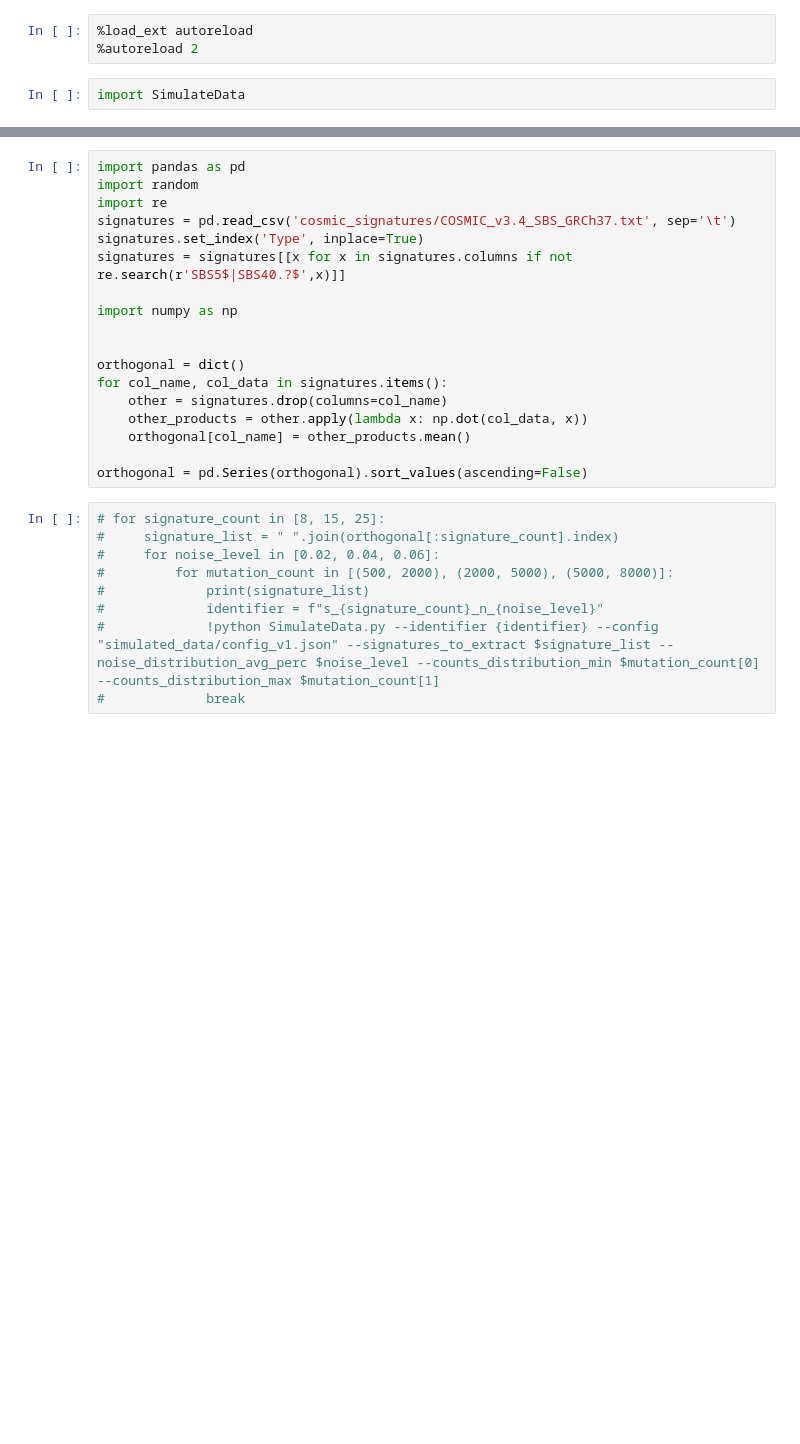
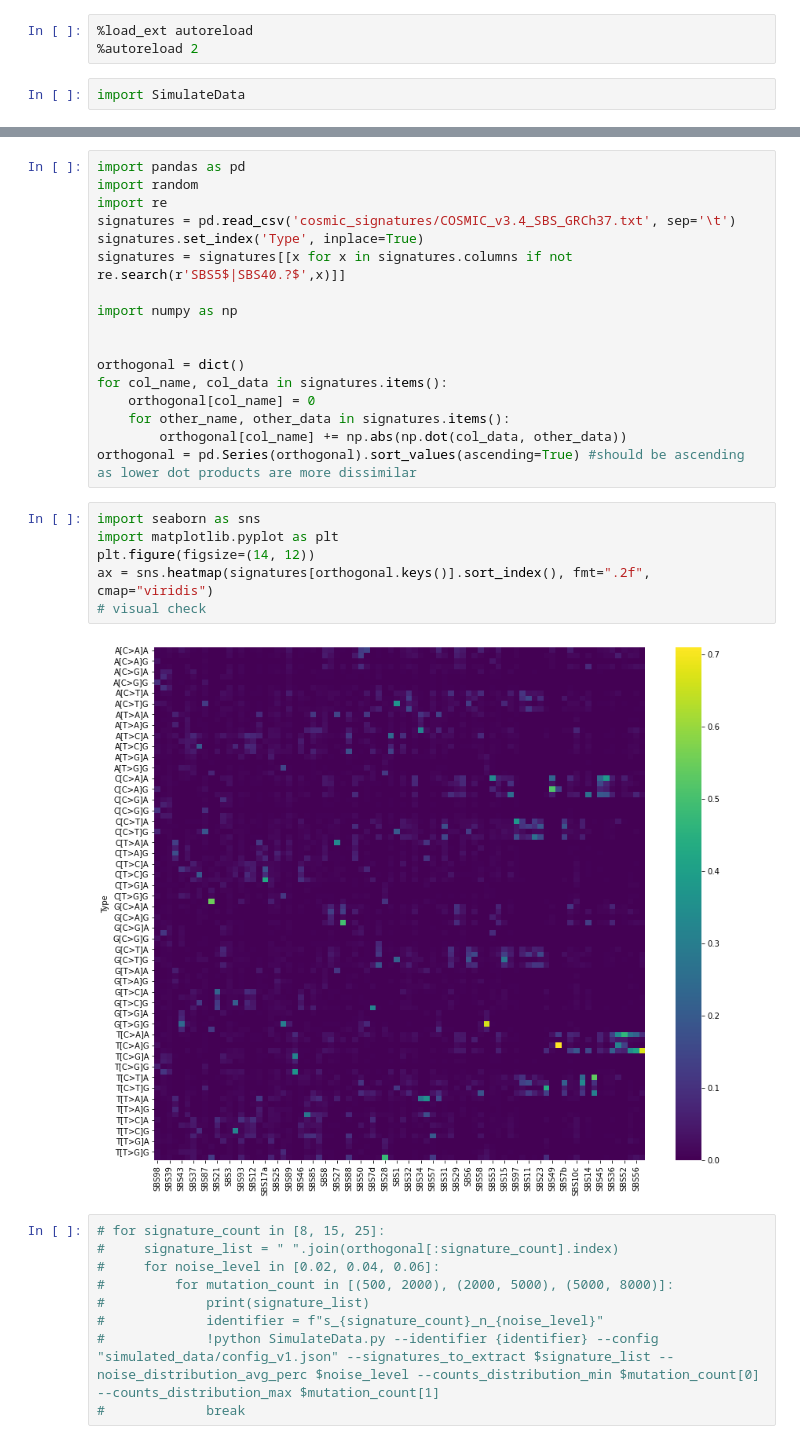
Before and after one commit to Jolijn2020/Mutational_Signatures, a Jupyter notebook: Dummy_data_generation.ipynb, the cells around one changed output, grey strips where cells are left out. Cells and saved outputs as stored; diff of their text form; blank space fills up the shorter version.

Commit message:
Added new data with pairwise orthogonal data

```diff
--- a/Dummy_data_generation.ipynb
+++ b/Dummy_data_generation.ipynb
@@ -44,11 +46,18 @@ import numpy as np
 
 orthogonal = dict()
 for col_name, col_data in signatures.items():
-    other = signatures.drop(columns=col_name)
-    other_products = other.apply(lambda x: np.dot(col_data, x))
-    orthogonal[col_name] = other_products.mean()
-
-orthogonal = pd.Series(orthogonal).sort_values(ascending=False)
+    orthogonal[col_name] = 0
+    for other_name, other_data in signatures.items():
+        orthogonal[col_name] += np.abs(np.dot(col_data, other_data))
+orthogonal = pd.Series(orthogonal).sort_values(ascending=True) #should be ascending as lower dot products are more dissimilar
+# %%
+import seaborn as sns
+import matplotlib.pyplot as plt
+plt.figure(figsize=(14, 12))
+ax = sns.heatmap(signatures[orthogonal.keys()].sort_index(), fmt=".2f", cmap="viridis")
+# visual check
+# %% [output]
+[figure, added]
 # %%
 # for signature_count in [8, 15, 25]:
 #     signature_list = " ".join(orthogonal[:signature_count].index)
```
Also changed, not shown: parts of 6 cells of this notebook, 18 other files.
